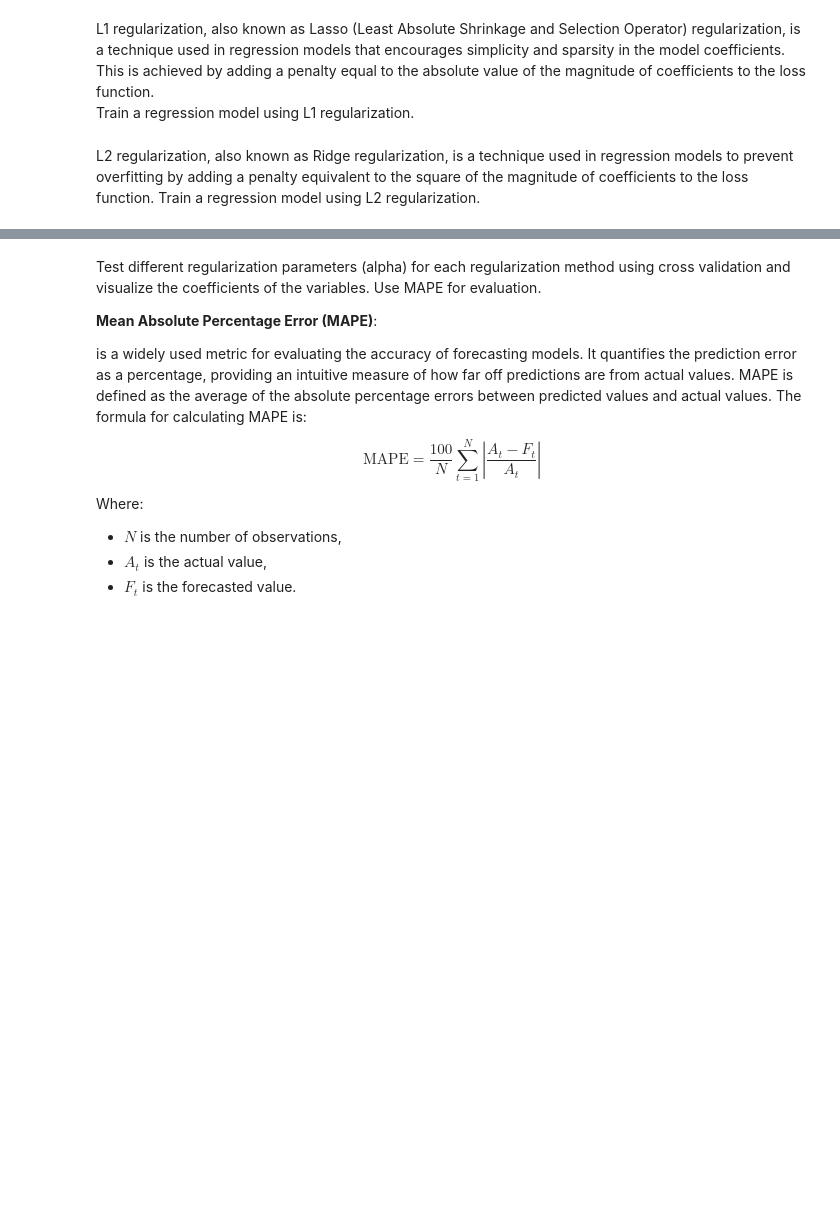
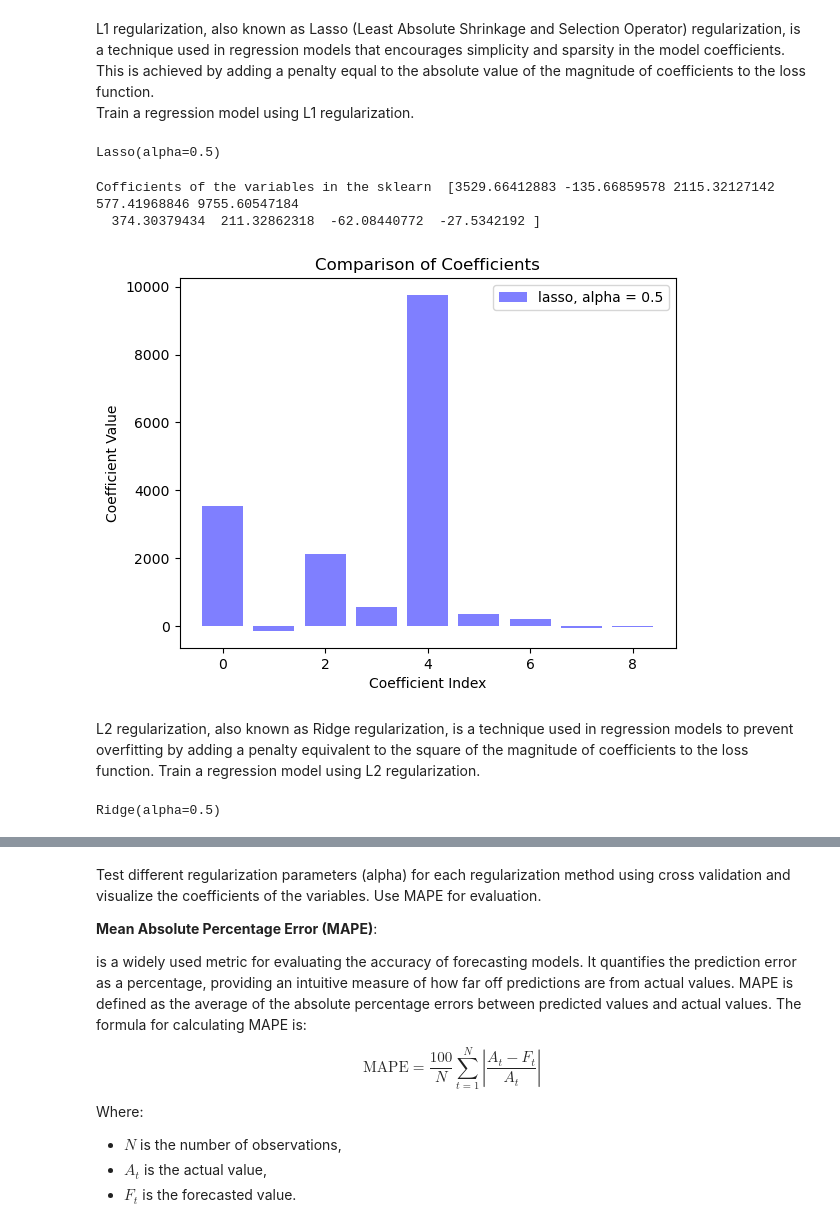
Before and after one commit to po-azarakhsh/SUTMLCourse-MySolutions, a Jupyter notebook: HW01/HW1_SOL/Practical1/ML_HW1.ipynb, the cells around one changed output, grey strips where cells are left out. Cells and saved outputs as stored; diff of their text form; code cells hidden in the pictures; blank space fills up the shorter version.

```diff
--- a/HW01/HW1_SOL/Practical1/ML_HW1.ipynb
+++ b/HW01/HW1_SOL/Practical1/ML_HW1.ipynb
@@ -283,9 +426,23 @@ L1 regularization, also known as Lasso (Least Absolute Shrinkage and Selection O
 Train a regression model using L1 regularization.
 # %%
 # TODO: Use Lasso from sklearn library
+lasso = Lasso(alpha=0.5)
+lasso.fit(x_train, y_train)
+# %% [output]
+Lasso(alpha=0.5)
+# %%
+visualize_coefficients(lasso, 'lasso, alpha = 0.5', 'b')
+# %% [output]
+Cofficients of the variables in the sklearn  [3529.66412883 -135.66859578 2115.32127142  577.41968846 9755.60547184
+  374.30379434  211.32862318  -62.08440772  -27.5342192 ]
+[figure, added]
 # %% [markdown]
 L2 regularization, also known as Ridge regularization, is a technique used in regression models to prevent overfitting by adding a penalty equivalent to the square of the magnitude of coefficients to the loss function.
 </br>
 Train a regression model using L2 regularization.
 # %%
 # TODO: Use Ridge from sklearn library
+ridge = Ridge(alpha=0.5)
+ridge.fit(x_train, y_train)
+# %% [output]
+Ridge(alpha=0.5)
```
Also changed, not shown: parts of 30 cells of this notebook.
